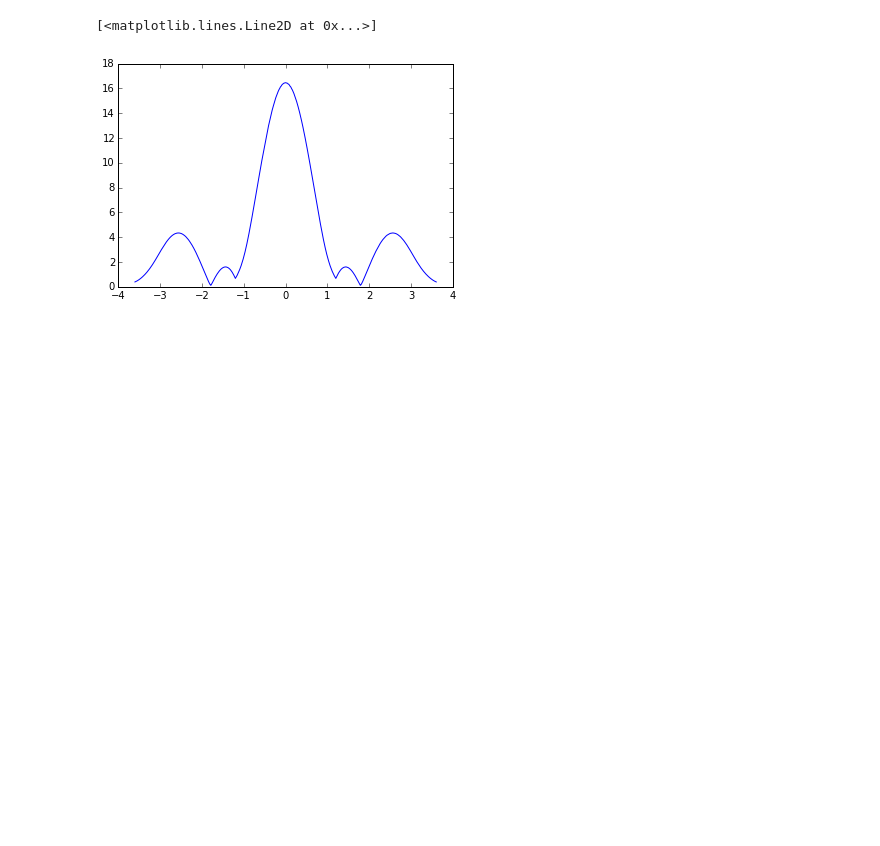
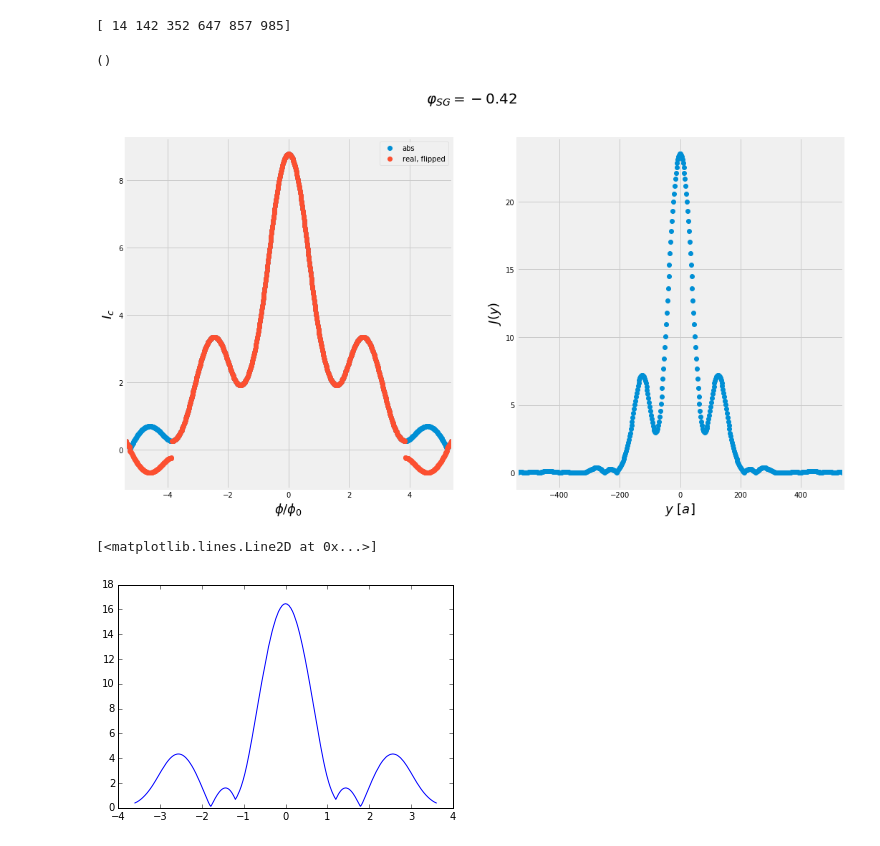
Before and after one commit to NeroCorleone/thesis, a Jupyter notebook: code/fourier-plots.ipynb, the cells around one changed output. Drawn from its saved outputs; the diff is of its cells as text; code cells hidden in the pictures; blank space fills up the shorter version.

```diff
--- a/code/fourier-plots.ipynb
+++ b/code/fourier-plots.ipynb
@@ -136,3 +136,37 @@ plot_current_and_density(phi_norm, abspart, abspart,
+# %%
+#for phi_sg, dirname in sorted(zip(phi_sg_values, dirnames))[11:15]:
+phi_sg, dirname =  sorted(zip(phi_sg_values, dirnames))[8]
+filename = directory + dirname + '/data.csv'
+filedirectory = directory + dirname
+paramsfile = directory + dirname + '/params.txt'
+params = {}
+
+with open(paramsfile) as csvfile:
+    reader = csv.reader(csvfile)
+    for row in reader:
+        params[row[0]] = row[1]
+try:
+    values = read_values(filename)
+except:
+    print('Could not open {}'.format(filename))
+
+abspart, realpart, imagpart = np.asarray(values).T
+realpart_flipped = flip_minima(abspart, realpart)
+
+nbPoints = float(params['nb_points'])
+maxB = float(params['maxB'])
+mag_field = np.linspace(-maxB, maxB, nbPoints)
+
+phi_norm = mag_field * W * L
+y = np.linspace(-1.5*W, 1.5*W, 500)
+density = transform_to_density(mag_field, realpart_flipped, imagpart, y)
+
+plot_current_and_density(phi_norm, abspart, realpart_flipped,
+                         y, density, phi_sg, filedirectory)
+# %% [output]
+[ 14 142 352 647 857 985]
+()
+[figure, added]
 # %%
 #datafile = '/users/tkm/kanilmaz/thesis/results/wg3_2/supercurrent/use/vsg=-0.25-20171027-13:41:59/data.csv'
 datafile = '/users/tkm/kanilmaz/thesis/results/wg3_2/supercurrent/use/vsg=-0.4-20171026-13:46:14/data.csv'
```
Also changed, not shown: parts of 3 cells of this notebook, 24 other files.
